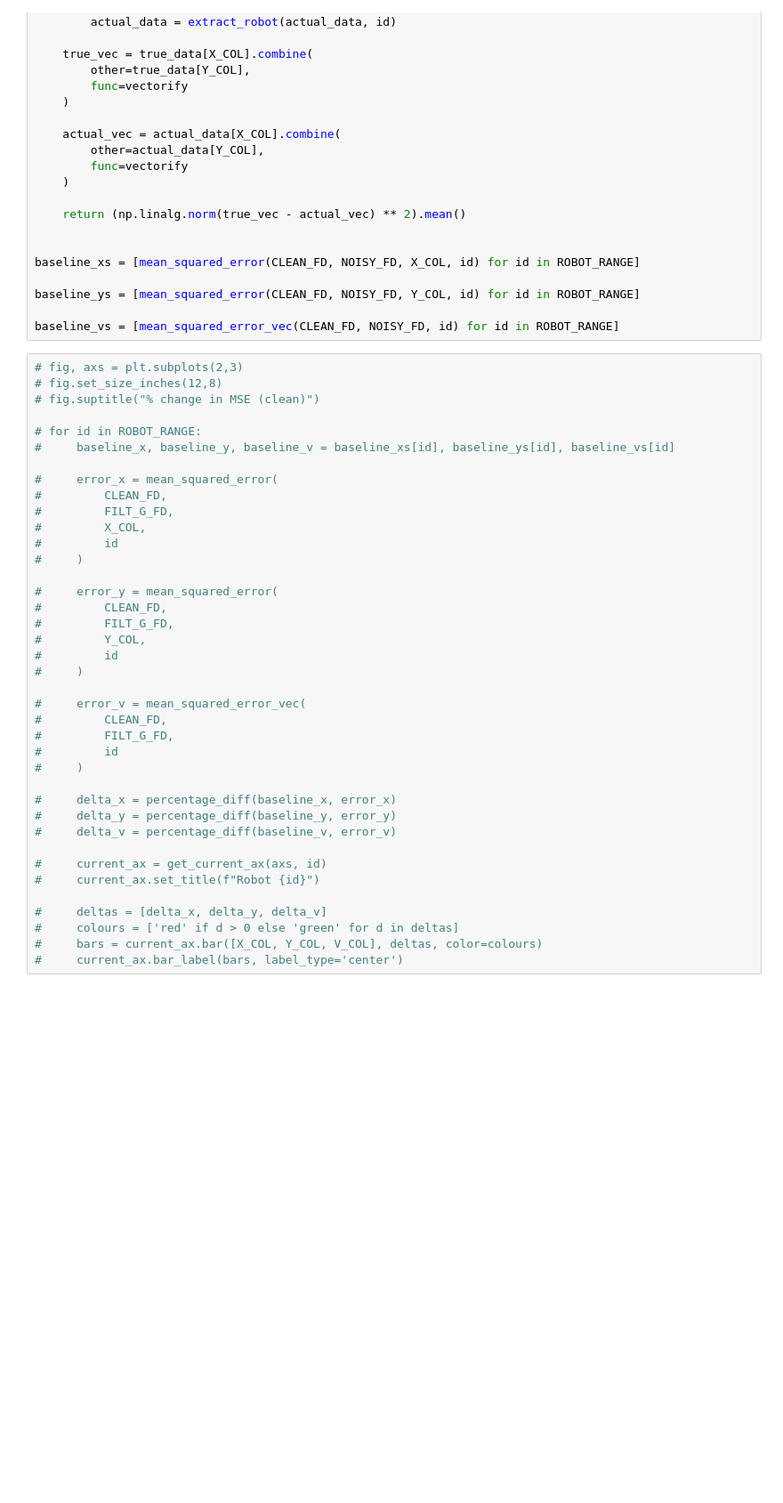
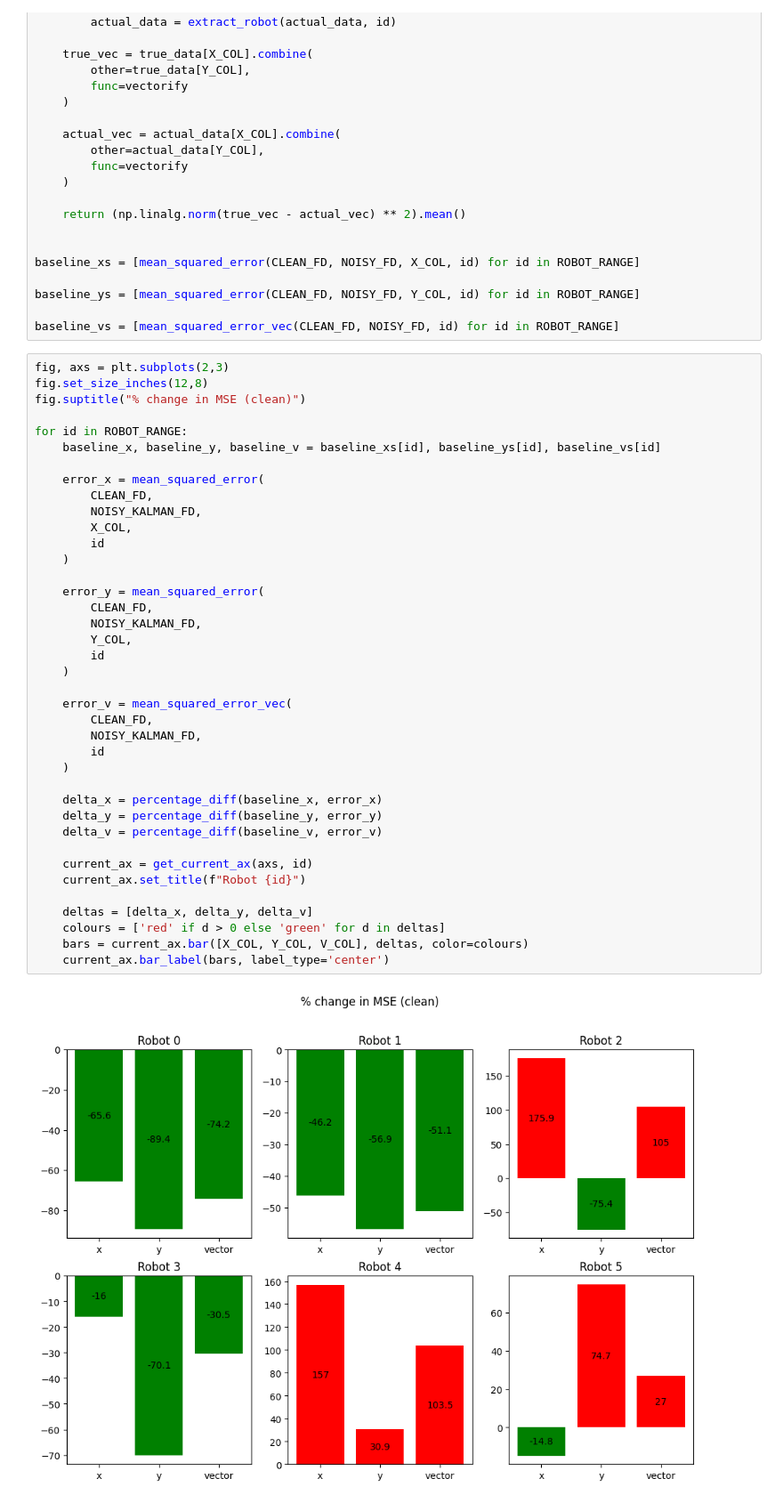
Before and after one commit to First-Order-RoboCup-SSL/Utama-Core, a Jupyter notebook: vision_data/kalman_dwa_summary.ipynb, the cells around one changed output. Shown at 89% size. Cells and saved outputs as stored; diff of their text form; blank space fills up the shorter version.

```diff
--- a/vision_data/kalman_dwa_summary.ipynb
+++ b/vision_data/kalman_dwa_summary.ipynb
@@ -189,41 +208,43 @@ baseline_ys = [mean_squared_error(CLEAN_FD, NOISY_FD, Y_COL, id) for id in ROBOT
 
 baseline_vs = [mean_squared_error_vec(CLEAN_FD, NOISY_FD, id) for id in ROBOT_RANGE]
 # %%
-# fig, axs = plt.subplots(2,3)
-# fig.set_size_inches(12,8)
-# fig.suptitle("% change in MSE (clean)")
+fig, axs = plt.subplots(2,3)
+fig.set_size_inches(12,8)
+fig.suptitle("% change in MSE (clean)")
 
-# for id in ROBOT_RANGE:
-#     baseline_x, baseline_y, baseline_v = baseline_xs[id], baseline_ys[id], baseline_vs[id]
+for id in ROBOT_RANGE:
+    baseline_x, baseline_y, baseline_v = baseline_xs[id], baseline_ys[id], baseline_vs[id]
 
-#     error_x = mean_squared_error(
-#         CLEAN_FD,
-#         FILT_G_FD,
-#         X_COL,
-#         id
-#     )
+    error_x = mean_squared_error(
+        CLEAN_FD,
+        NOISY_KALMAN_FD,
+        X_COL,
+        id
+    )
 
-#     error_y = mean_squared_error(
-#         CLEAN_FD,
-#         FILT_G_FD,
-#         Y_COL,
-#         id
-#     )
+    error_y = mean_squared_error(
+        CLEAN_FD,
+        NOISY_KALMAN_FD,
+        Y_COL,
+        id
+    )
 
-#     error_v = mean_squared_error_vec(
-#         CLEAN_FD,
-#         FILT_G_FD,
-#         id
-#     )
+    error_v = mean_squared_error_vec(
+        CLEAN_FD,
+        NOISY_KALMAN_FD,
+        id
+    )
 
-#     delta_x = percentage_diff(baseline_x, error_x)
-#     delta_y = percentage_diff(baseline_y, error_y)
-#     delta_v = percentage_diff(baseline_v, error_v)
+    delta_x = percentage_diff(baseline_x, error_x)
+    delta_y = percentage_diff(baseline_y, error_y)
+    delta_v = percentage_diff(baseline_v, error_v)
 
-#     current_ax = get_current_ax(axs, id)
-#     current_ax.set_title(f"Robot {id}")
+    current_ax = get_current_ax(axs, id)
+    current_ax.set_title(f"Robot {id}")
 
-#     deltas = [delta_x, delta_y, delta_v]
-#     colours = ['red' if d > 0 else 'green' for d in deltas]
-#     bars = current_ax.bar([X_COL, Y_COL, V_COL], deltas, color=colours)
-#     current_ax.bar_label(bars, label_type='center')
+    deltas = [delta_x, delta_y, delta_v]
+    colours = ['red' if d > 0 else 'green' for d in deltas]
+    bars = current_ax.bar([X_COL, Y_COL, V_COL], deltas, color=colours)
+    current_ax.bar_label(bars, label_type='center')
+# %% [output]
+[figure, added]
```
Also changed, not shown: parts of 5 cells of this notebook, 13 other files.
